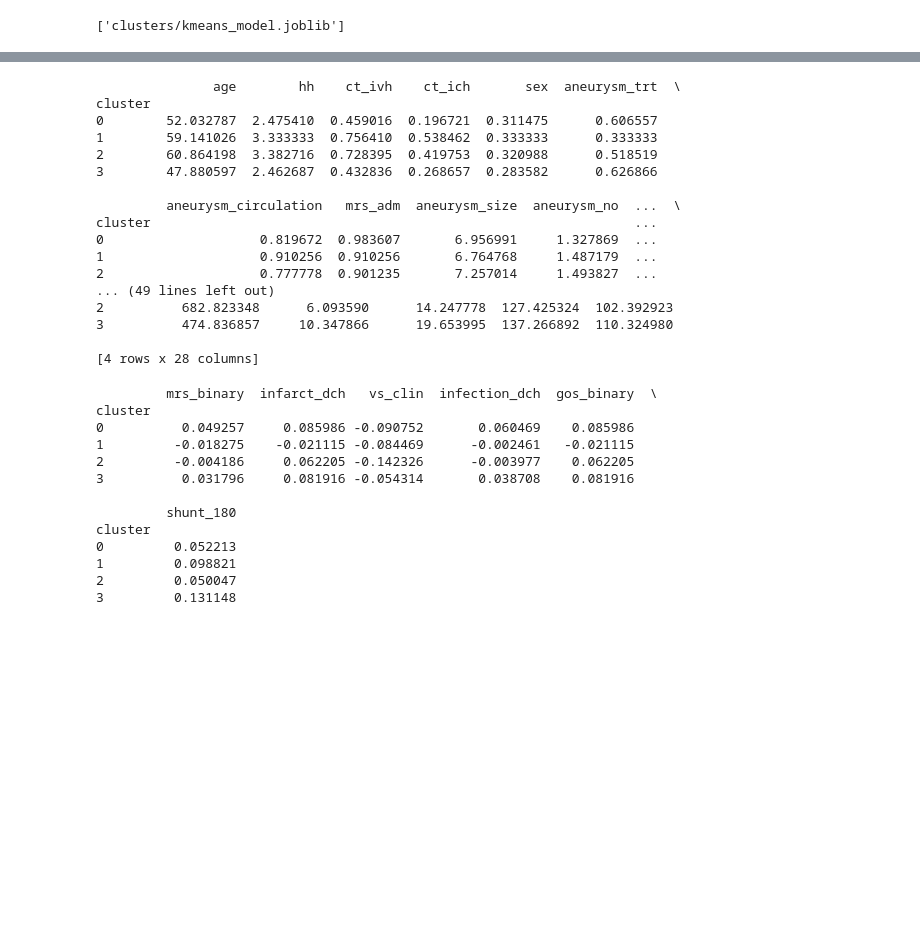
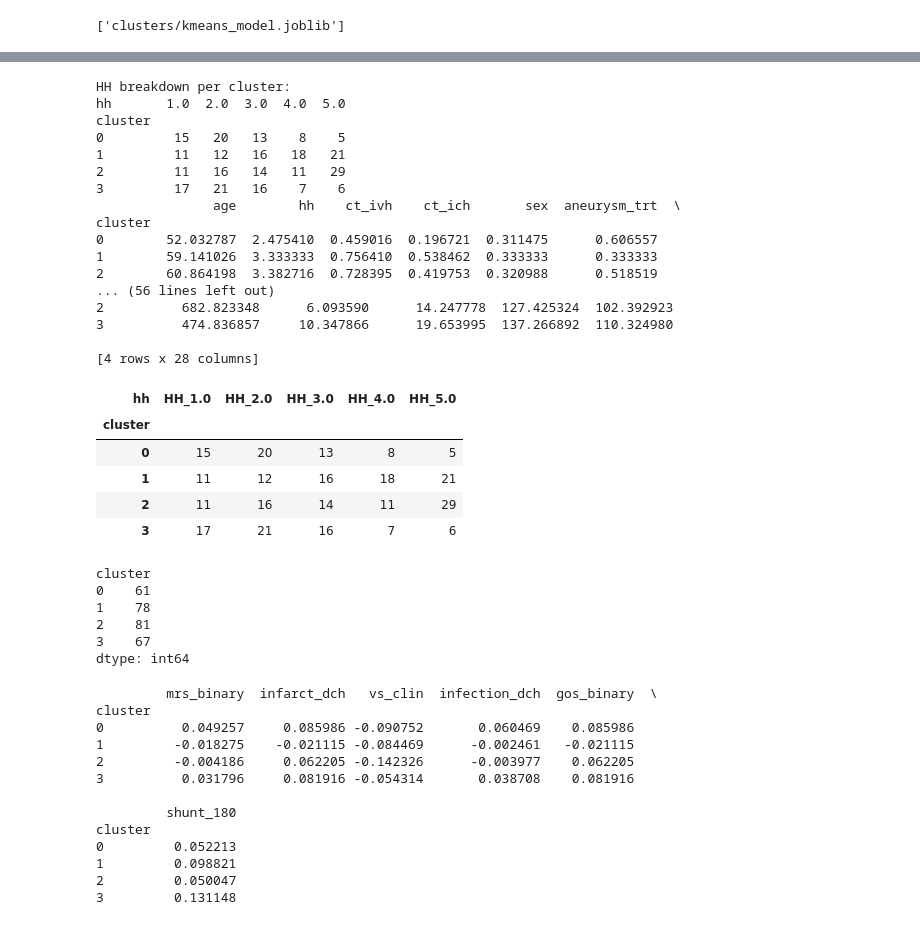
Before and after one commit to shrinitbabel/Precision_Medicine_EARLYDRAIN_DML, a Jupyter notebook: clustering.ipynb, the cells around one changed output, grey strips where cells are left out. Cells and saved outputs as stored; diff of their text form; code cells hidden in the pictures; blank space fills up the shorter version.

```diff
--- a/clustering.ipynb
+++ b/clustering.ipynb
@@ -84,8 +100,8 @@ for col in cluster_sd.columns:
     cluster_summary_sd[col + '_sd'] = cluster_sd[col]
 
 # For HH (assuming 'HH' is a categorical variable in df_clustered)
-if 'HH' in df_clustered.columns:
-    hh_breakdown = df_clustered.groupby('cluster')['HH'].value_counts().unstack(fill_value=0)
+if 'hh' in df_clustered.columns:
+    hh_breakdown = df_clustered.groupby('cluster')['hh'].value_counts().unstack(fill_value=0)
     print("HH breakdown per cluster:")
     print(hh_breakdown)
 
@@ -95,24 +111,56 @@ if 'bmi' in df_clustered.columns:
 
 print(cluster_summary_sd)
 print(cluster_summary)
+# Add HH breakdown to cluster_summary_sd if available
+if 'hh' in df_clustered.columns:
+    hh_counts = df_clustered.groupby('cluster')['hh'].value_counts().unstack(fill_value=0)
+    # Prefix columns to indicate HH breakdown
+    hh_counts = hh_counts.add_prefix('HH_')
+    cluster_summary_sd = cluster_summary_sd.join(hh_counts)
+
+# Add BMI SD if available (already handled above, but ensure no duplication)
+if 'bmi' in df_clustered.columns and 'bmi_sd' not in cluster_summary_sd.columns:
+    cluster_summary_sd['bmi_sd'] = df_clustered.groupby('cluster')['bmi'].std()
+
+# Final cluster summary dataframe
+cluster_summary = cluster_summary_sd
 # %% [output]
+HH breakdown per cluster:
+hh       1.0  2.0  3.0  4.0  5.0
+cluster
+0         15   20   13    8    5
+1         11   12   16   18   21
+2         11   16   14   11   29
+3         17   21   16    7    6
                age        hh    ct_ivh    ct_ich       sex  aneurysm_trt  \
 cluster
 0        52.032787  2.475410  0.459016  0.196721  0.311475      0.606557
 1        59.141026  3.333333  0.756410  0.538462  0.333333      0.333333
 2        60.864198  3.382716  0.728395  0.419753  0.320988      0.518519
-3        47.880597  2.462687  0.432836  0.268657  0.283582      0.626866
-
-         aneurysm_circulation   mrs_adm  aneurysm_size  aneurysm_no  ...  \
-cluster                                                              ...
-0                    0.819672  0.983607       6.956991     1.327869  ...
-1                    0.910256  0.910256       6.764768     1.487179  ...
-2                    0.777778  0.901235       7.257014     1.493827  ...
-... (49 lines left out)
+... (56 lines left out)
 2          682.823348      6.093590      14.247778  127.425324  102.392923
 3          474.836857     10.347866      19.653995  137.266892  110.324980
 
 [4 rows x 28 columns]
+# %%
+hh_breakdown
+# %% [output]
+| hh | HH_1.0 | HH_2.0 | HH_3.0 | HH_4.0 | HH_5.0 |
+| cluster |  |  |  |  |  |
+| 0 | 15 | 20 | 13 | 8 | 5 |
+| 1 | 11 | 12 | 16 | 18 | 21 |
+| 2 | 11 | 16 | 14 | 11 | 29 |
+| 3 | 17 | 21 | 16 | 7 | 6 |
+# %%
+cluster_sizes = hh_breakdown.sum(axis=1)
+print(cluster_sizes)
+# %% [output]
+cluster
+0    61
+1    78
+2    81
+3    67
+dtype: int64
 # %%
 cluster_summary.to_csv("clusters/cluster_feature_means.csv")
 # %%
```
Also changed, not shown: parts of 1 cell of this notebook, 1 other file.
